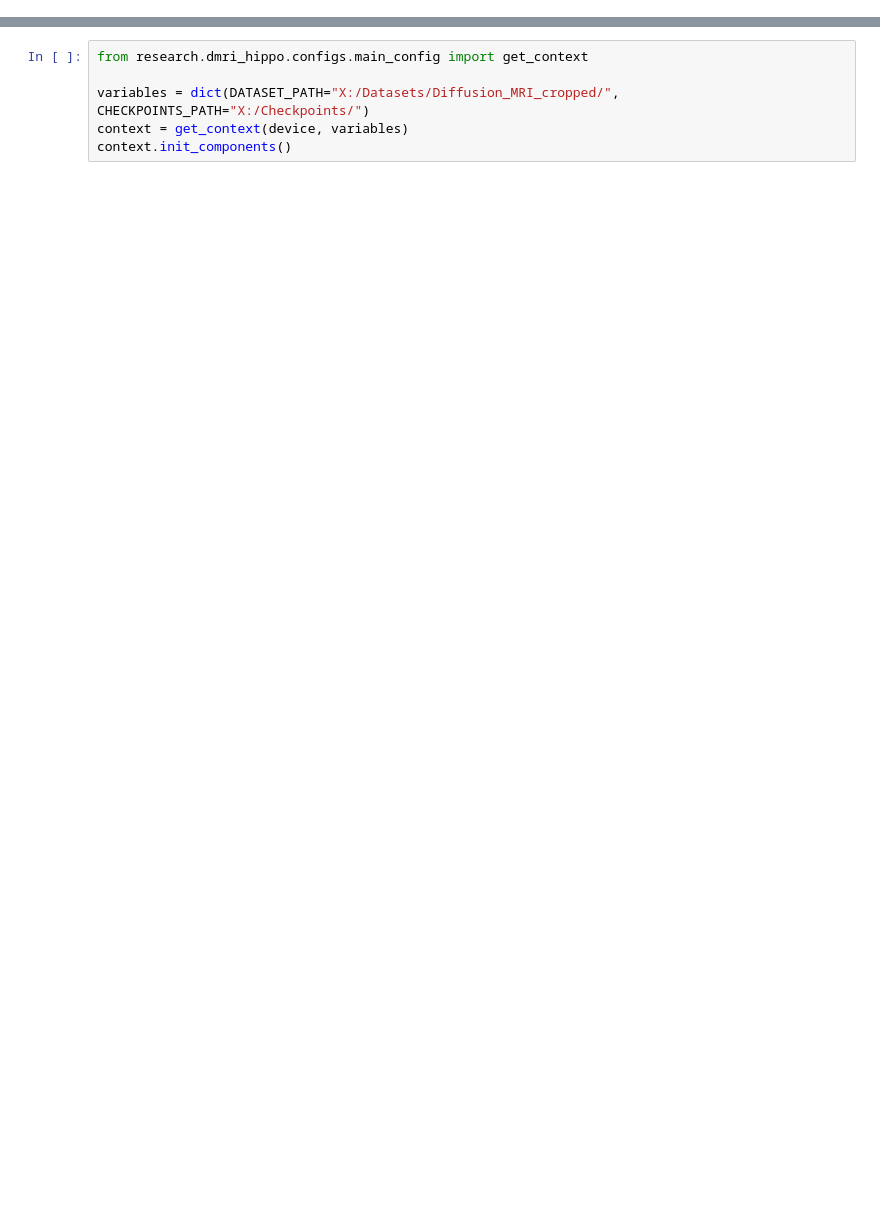
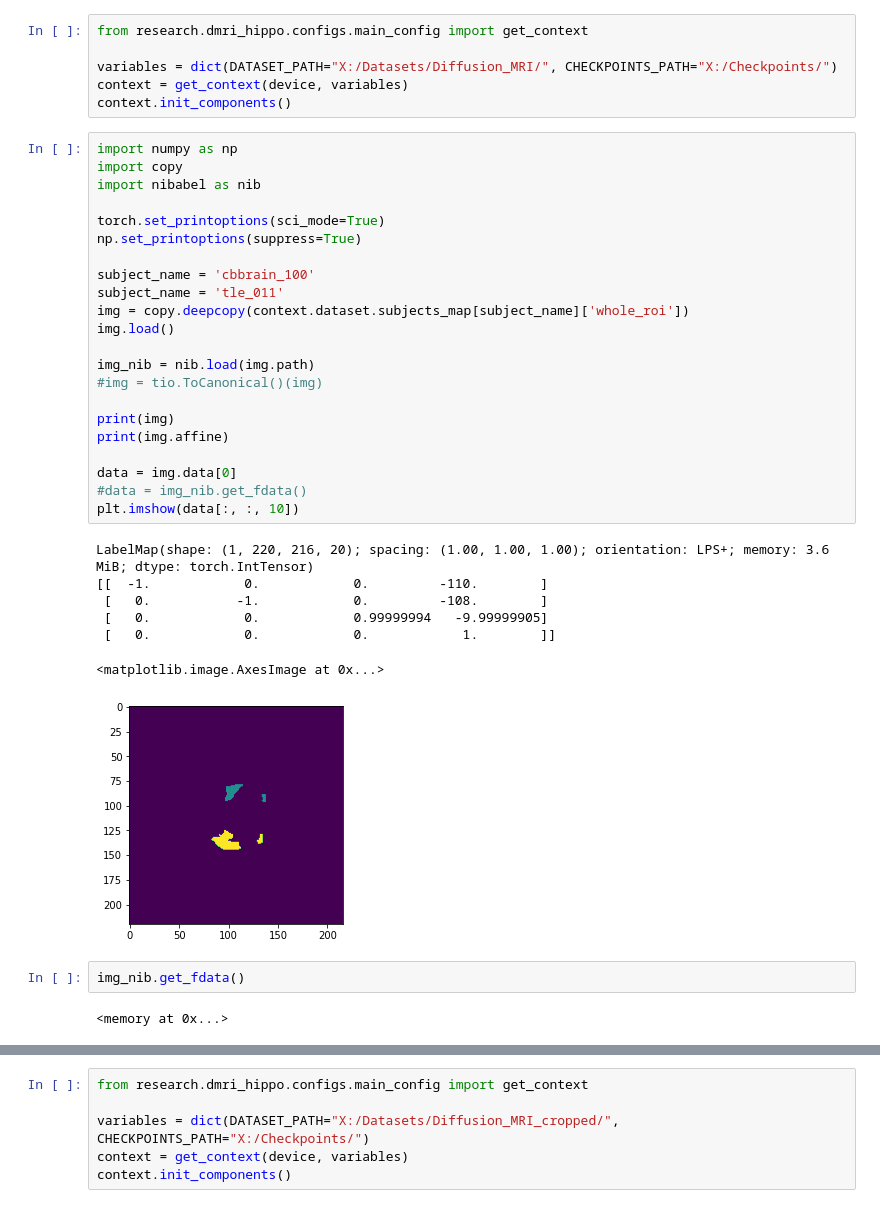
Before and after one commit to efirdc/Segmentation-Pipeline, a Jupyter notebook: notebooks/visualizations.ipynb, the cells around one changed output, grey strips where cells are left out. Saved outputs shown, nothing was run; the diff lists cells and outputs as text; blank space fills up the shorter version.

Commit message:
Hippo inference and some other things.

```diff
--- a/notebooks/visualizations.ipynb
+++ b/notebooks/visualizations.ipynb
@@ -25,3 +26,43 @@ else:
     print("CUDA is not available. Using CPU.")
 # %% [output]
 CUDA is available. Using GPU.
+# %%
+from research.dmri_hippo.configs.main_config import get_context
+
+variables = dict(DATASET_PATH="X:/Datasets/Diffusion_MRI/", CHECKPOINTS_PATH="X:/Checkpoints/")
+context = get_context(device, variables)
+context.init_components()
+# %%
+import numpy as np
+import copy
+import nibabel as nib
+
+torch.set_printoptions(sci_mode=True)
+np.set_printoptions(suppress=True)
+
+subject_name = 'cbbrain_100'
+subject_name = 'tle_011'
+img = copy.deepcopy(context.dataset.subjects_map[subject_name]['whole_roi'])
+img.load()
+
+img_nib = nib.load(img.path)
+#img = tio.ToCanonical()(img)
+
+print(img)
+print(img.affine)
+
+data = img.data[0]
+#data = img_nib.get_fdata()
+plt.imshow(data[:, :, 10])
+# %% [output]
+LabelMap(shape: (1, 220, 216, 20); spacing: (1.00, 1.00, 1.00); orientation: LPS+; memory: 3.6 MiB; dtype: torch.IntTensor)
+[[  -1.            0.            0.         -110.        ]
+ [   0.           -1.            0.         -108.        ]
+ [   0.            0.            0.99999994   -9.99999905]
+ [   0.            0.            0.            1.        ]]
+<matplotlib.image.AxesImage at 0x...>
+[figure, added]
+# %%
+img_nib.get_fdata()
+# %% [output]
+<memory at 0x...>
```
Also changed, not shown: parts of 9 cells of this notebook, 27 other files.
